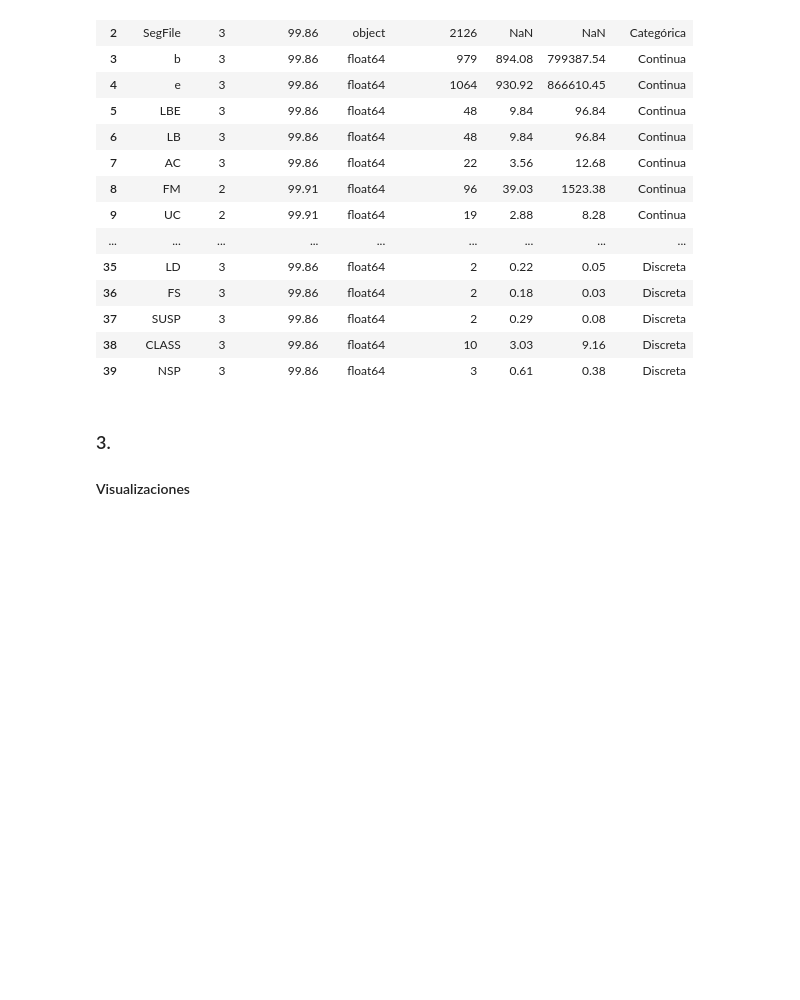
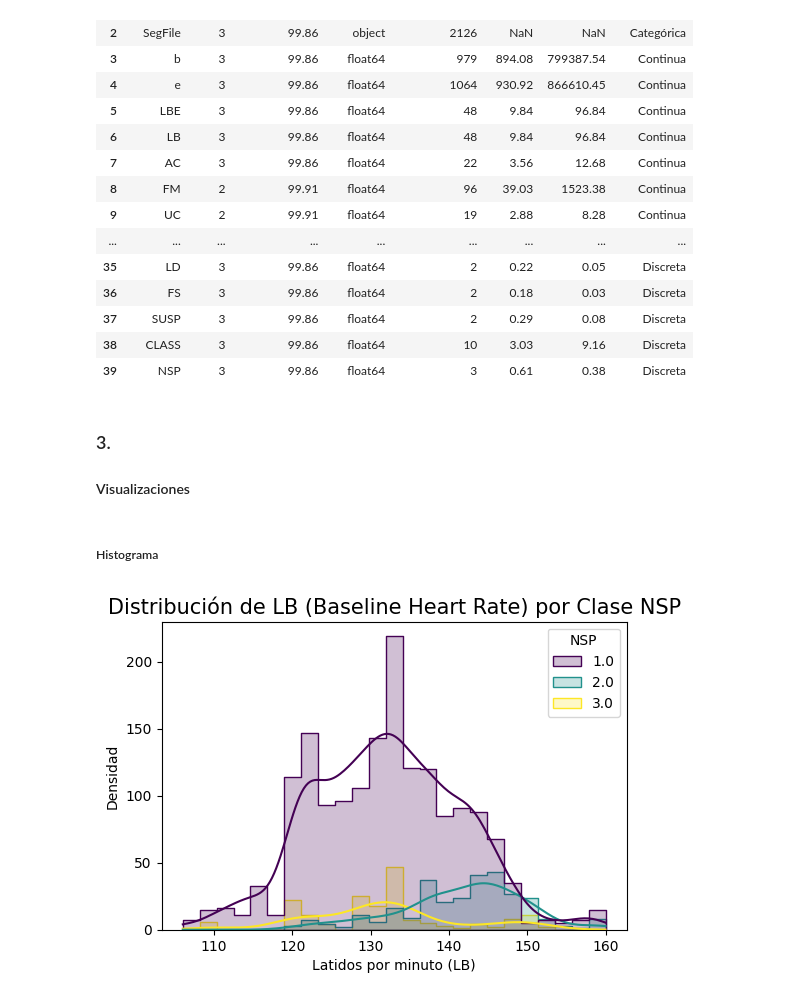
Before and after one commit to LeLHuron/Practica3_AE_Lib, a Jupyter notebook: practica3.ipynb, the cells around one changed output. Drawn from its saved outputs; the diff is of its cells as text; code cells hidden in the pictures; blank space fills up the shorter version.

```diff
--- a/practica3.ipynb
+++ b/practica3.ipynb
@@ -50,12 +50,12 @@ memory usage: 665.4+ KB
 #### Eliminación de columnas con más de 20% de nulos
 #### Imputación de valores y Detección de valores atípicos y outliers
 # %%
-def process_data(df_input):
+def preprocessing(df_input):
     df_proc = df_input.copy()
 
     # 1. Eliminar columnas con más del 20% de valores nulos
-    null_pct = df_proc.isnull().mean()
-    cols_to_drop = null_pct[null_pct > 0.2].index
+    null_pct = df_proc.isnull().mean()                                          # Porcentaje de nulos por columna
+    cols_to_drop = null_pct[null_pct > 0.2].index                               # Umbral del 20%
     if len(cols_to_drop) > 0:
         print(f"Columnas eliminadas (>20% nulos): {list(cols_to_drop)}")
         df_proc = df_proc.drop(columns=cols_to_drop)
@@ -63,10 +63,10 @@ def process_data(df_input):
         print("No hay columnas con >20% de nulos para eliminar.")
 
     # 2. Imputar valores faltantes restantes
-    numeric_cols = df_proc.select_dtypes(include=[np.number]).columns
-    categorical_cols = df_proc.select_dtypes(exclude=[np.number]).columns
+    numeric_cols = df_proc.select_dtypes(include=[np.number]).columns           ## Columnas numéricas
+    categorical_cols = df_proc.select_dtypes(exclude=[np.number]).columns       ## Columnas categóricas
 
-    # Imputación Numérica: Usamos Mediana por ser robusta a outliers
+    # Imputación Numérica: Mediana
     for col in numeric_cols:
         if df_proc[col].isnull().sum() > 0:
             median_val = df_proc[col].median()
@@ -98,10 +98,10 @@ def process_data(df_input):
 
     return df_proc
 
-df_clean = process_data(df)
+df_preprocessed = preprocessing(df)
 
 # Verificar que no queden nulos
-print(f"\nTotal de nulos después del procesamiento: {df_clean.isnull().sum().sum()}")
+print(f"\nTotal de nulos después del procesamiento: {df_preprocessed.isnull().sum().sum()}")
 # %% [output]
 No hay columnas con >20% de nulos para eliminar.
 
@@ -180,3 +180,14 @@ analysis_df
 # %% [markdown]
 ### 3.
 #### Visualizaciones
+# %% [markdown]
+##### Histograma
+# %%
+plt.figure(figsize=(6, 4))
+sns.histplot(data=df_preprocessed, x='LB', hue='NSP', kde=True, element="step", palette="viridis", common_norm=False)
+plt.title('Distribución de LB (Baseline Heart Rate) por Clase NSP', fontsize=15)
+plt.xlabel('Latidos por minuto (LB)')
+plt.ylabel('Densidad')
+plt.show()
+# %% [output]
+[figure, added]
```
Also changed, not shown: parts of 8 cells of this notebook, 11 other files.
